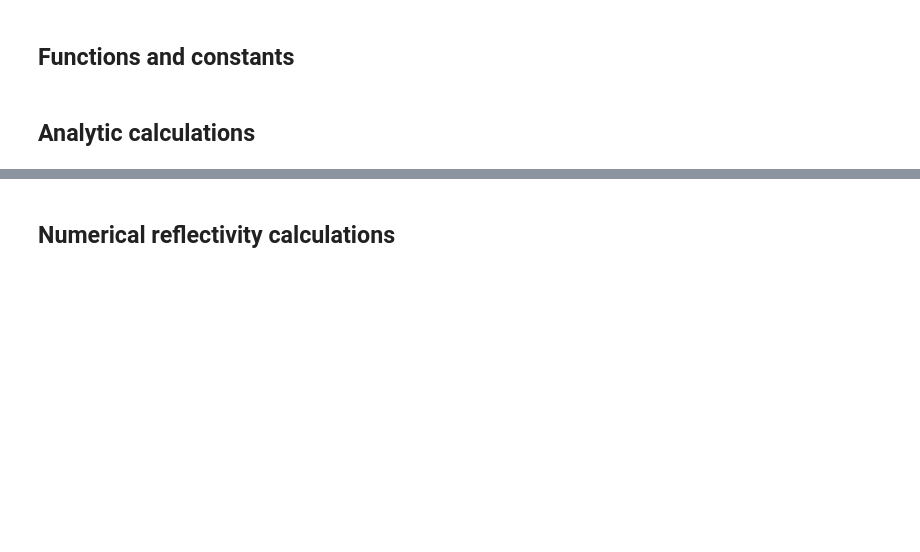
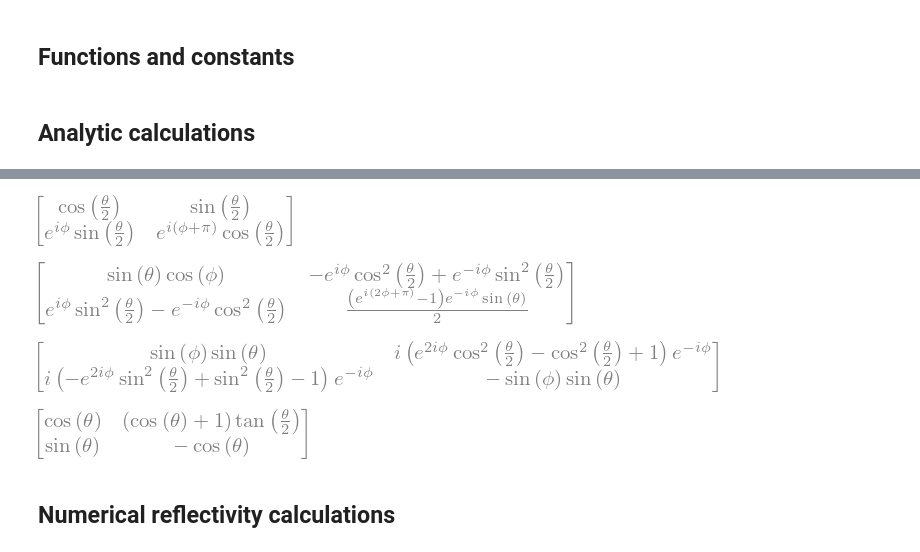
Before and after one commit to srmck/Goos-Hanchen, a Jupyter notebook: Goos-Hanchen.ipynb, the cells around one changed output, grey strips where cells are left out. Saved outputs shown, nothing was run; the diff lists cells and outputs as text; code cells hidden in the pictures; blank space fills up the shorter version.

```diff
--- a/Goos-Hanchen.ipynb
+++ b/Goos-Hanchen.ipynb
@@ -166,14 +221,22 @@ display((roger - Pols2[0]).expand().simplify())
 # %%
-nm,theta,phi = sym.symbols(r'n_m,\theta,\phi',real=True)
+nm,theta,phi = sym.symbols(r'n_m,\theta,\phi',real=True)  #general interaction matrix calculation
 c1,c2 = get_su2_state(theta=theta,phi=phi),get_su2_state(theta=sym.pi-theta,phi=phi+sym.pi)
-gen_basis = sym.Matrix([c1,c2])
+gen_basis = sym.Matrix(np.hstack([c1,c2]))
 display(gen_basis)
 
-gen_basis = sym.Matrix([[1,1],[0,1]])
-display(gen_basis)
+gen_mag = change_basis(spx,gen_basis)
+display(gen_mag.applyfunc(sym.simplify))
 
-gen_mag = change_basis(sym.diag(nm,-nm),gen_basis)
-display(gen_mag)
+gen_mag = change_basis(spy,gen_basis)
+display(gen_mag.applyfunc(sym.simplify))
+
+gen_mag = change_basis(spz,gen_basis)
+display(gen_mag.applyfunc(sym.simplify))
+# %% [output]
+[figure, added]
+[figure, added]
+[figure, added]
+[figure, added]
 # %% [markdown]
 ## Numerical reflectivity calculations
 # %%
```
Also changed, not shown: parts of 12 cells of this notebook, 3 other files.
